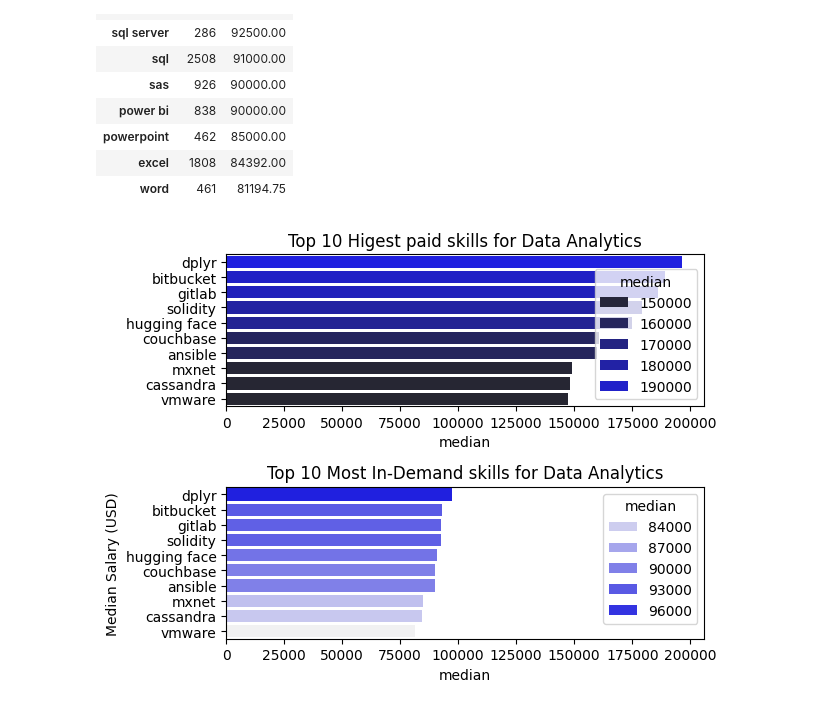
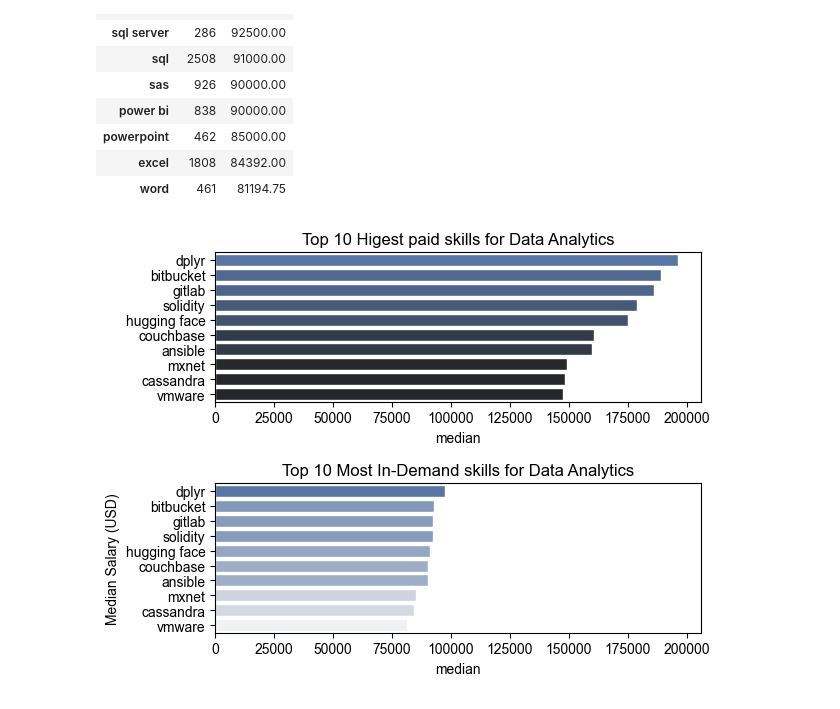
Before and after one commit to vani57/DataAnalytics, a Jupyter notebook: 1_Basics/2_Advanced/20_SEaborn.ipynb, the cells around one changed output. Saved outputs shown, nothing was run; the diff lists cells and outputs as text; code cells hidden in the pictures.

```diff
--- a/1_Basics/2_Advanced/20_SEaborn.ipynb
+++ b/1_Basics/2_Advanced/20_SEaborn.ipynb
@@ -73,20 +93,26 @@ df_DA_skills
 | word | 461 | 81194.75 |
 # %%
 fig, ax =plt.subplots(2,1)
+
+sns.set_theme(style='ticks')
 
 sns.barplot(data = df_DA_top_pay, x='median', y=df_DA_top_pay.index, ax=ax[0], hue='median', palette='dark:b')
 #df_DA_top_pay[::-1].plot(kind='barh', y='median', ax=ax[0], legend=False)
 ax[0].set_title('Top 10 Higest paid skills for Data Analytics')
 ax[0].set_ylabel('')
 ax[0].set_ylabel('')
+ax[0].legend().remove()
+#ax[0].xaxis.set_major_formatter(plt.FunctionFormatter(lambda x, _: f'$(int(x/1000))k'))
 
 sns.barplot(data = df_DA_skills, x='median', y=df_DA_top_pay.index, ax=ax[1], hue='median', palette='light:b')
 #df_DA_skills[::-1].plot(kind='barh', y='median', ax=ax[1], legend=False)
 ax[1].set_xlim(ax[0].get_xlim())
 ax[1].set_title('Top 10 Most In-Demand skills for Data Analytics')
 ax[1].set_ylabel('')
 ax[1].set_ylabel('Median Salary (USD)')
 ax[1].set_xlim(ax[0].get_xlim())
+ax[1].legend().remove()
+
 fig.tight_layout()
 # %% [output]
-[figure, old version]
+[figure, new version]
```
Also changed, not shown: parts of 4 cells of this notebook, 3 other files.
